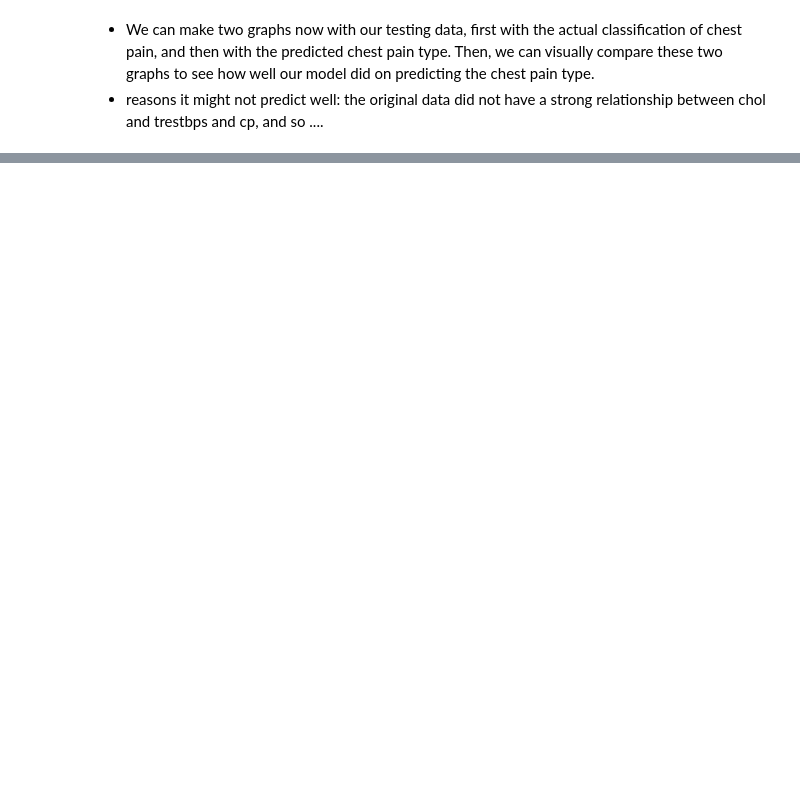
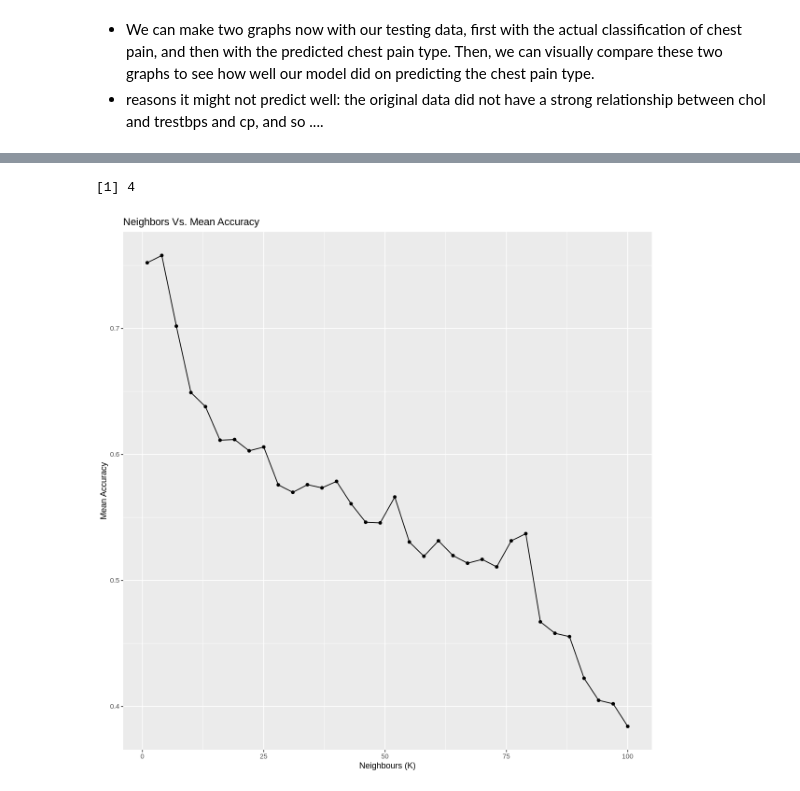
Before and after one commit to Ellaj1/Group-31, a Jupyter notebook: Group31_Ella.ipynb, the cells around one changed output, grey strips where cells are left out. Drawn from its saved outputs; the diff is of its cells as text; code cells hidden in the pictures; blank space fills up the shorter version.

```diff
--- a/Group31_Ella.ipynb
+++ b/Group31_Ella.ipynb
@@ -379,0 +536,39 @@ The following object is masked from ‘package:dplyr’:
+# %%
+set.seed(3456)
+
+options(repr.plot.height = 10, repr.plot.width = 10)
+
+vfold_2 <- vfold_cv(heart_disease_train_2, v=5, strata = restecg)
+
+knn_tune_2 <- nearest_neighbor(weight_func = "rectangular", neighbors = tune())|>
+set_engine("kknn")|>
+set_mode("classification")
+
+
+recipe_knn_2 <- recipe(restecg~., data=heart_disease_train_2)
+
+values_2 <- tibble(neighbors=seq(from=1, to=100, by=3))
+
+knn_fit_2 <- workflow()|>
+add_recipe(recipe_knn_2)|>
+add_model(knn_tune_2)|>
+tune_grid(resamples=vfold_2, grid = values)|>
+collect_metrics()|>
+filter(.metric == "accuracy")
+
+cross_val_plot_2 <- knn_fit_2|>
+ggplot(aes(x=neighbors, y=mean))+
+geom_point()+
+geom_line()+
+labs(x="Neighbours (K)", y="Mean Accuracy", title = "Neighbors Vs. Mean Accuracy")
+
+cross_val_plot_2
+
+best_k_2 <- knn_fit_2 |>
+        arrange(desc(mean)) |>
+        head(1) |>
+        pull(neighbors)
+best_k_2
+# %% [output]
+[1] 4
+[figure, added]
```
Also changed, not shown: parts of 20 cells of this notebook.
